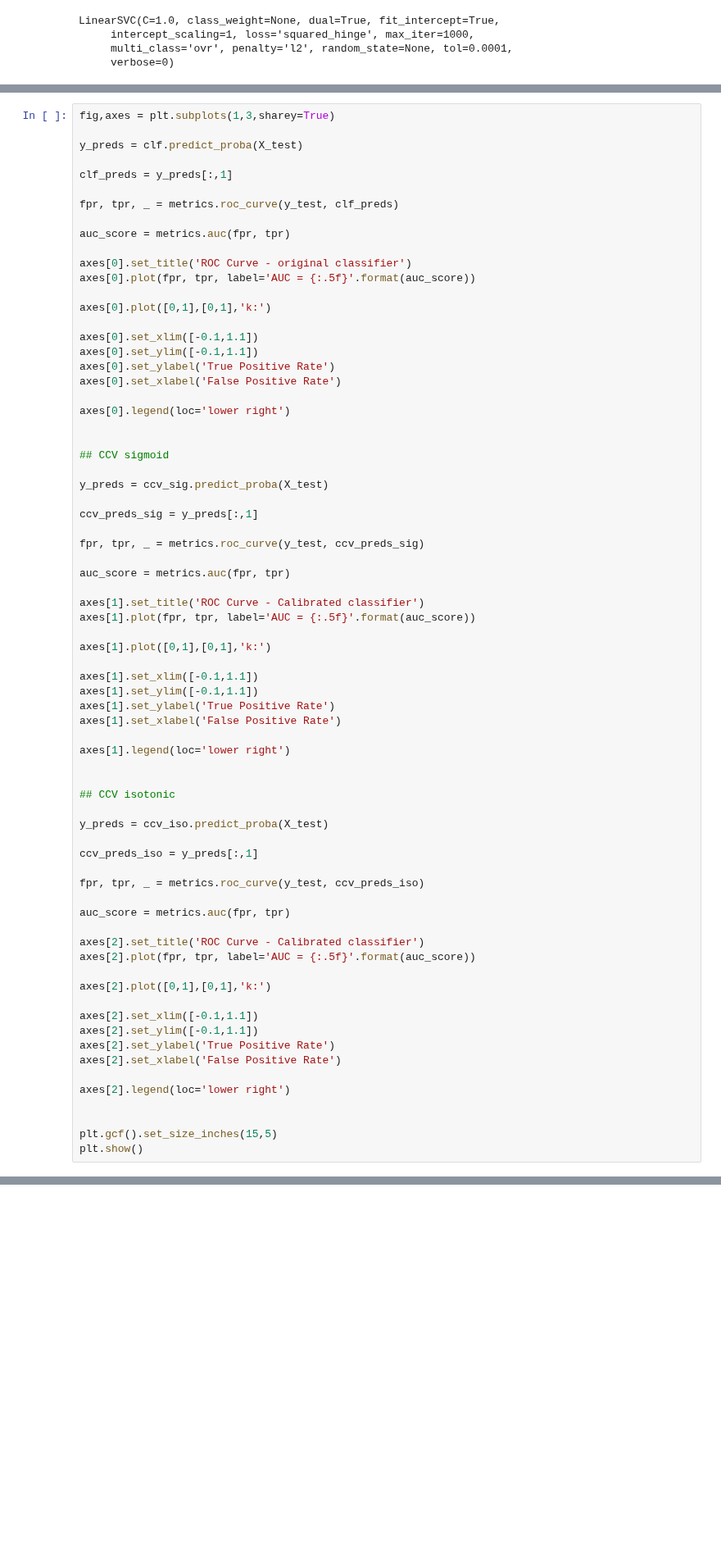
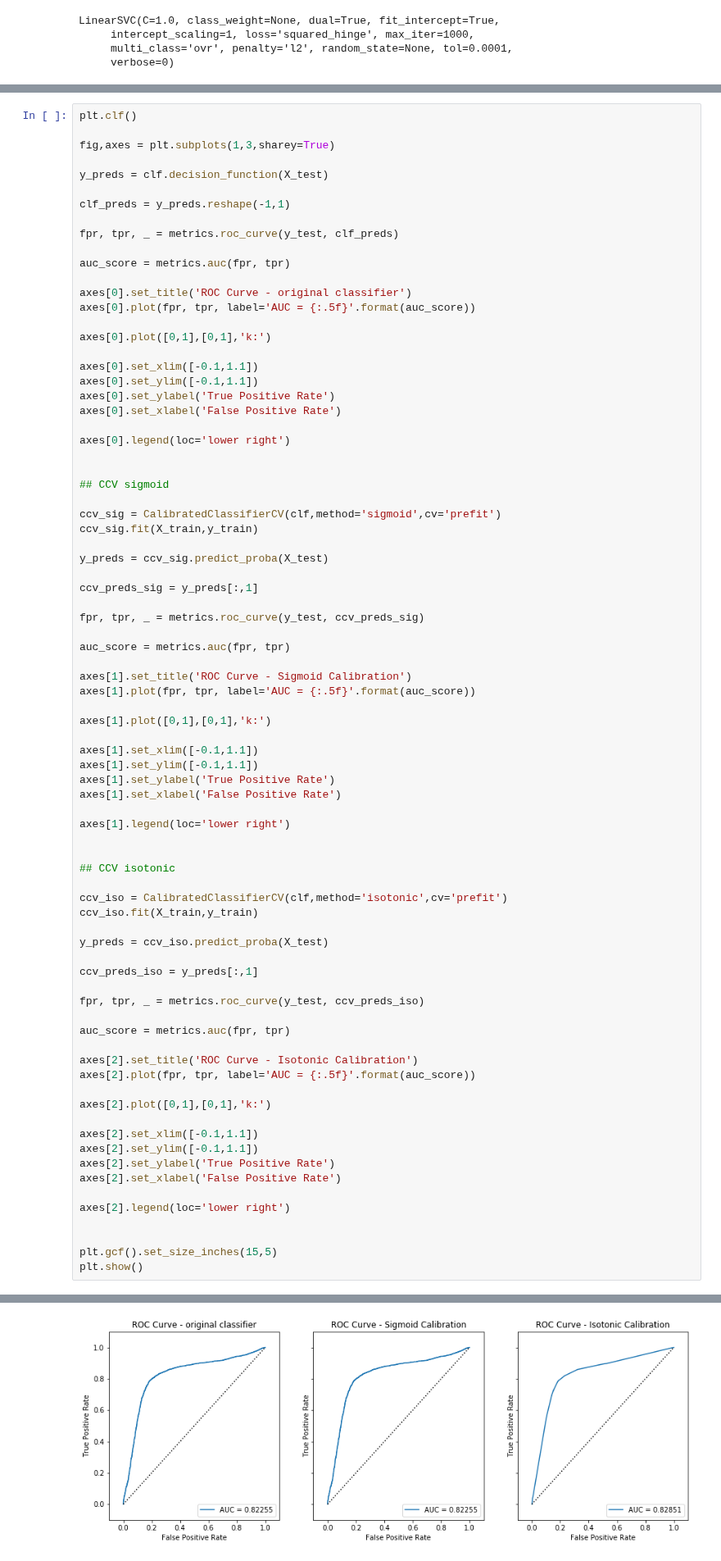
Before and after one commit to queirozfcom/python-sandbox, a Jupyter notebook: python3/notebooks/calibration/linear-svm.ipynb, the cells around one changed output, grey strips where cells are left out. Shown at 82% size. Cells and saved outputs as stored; diff of their text form; blank space fills up the shorter version.

```diff
--- a/python3/notebooks/calibration/linear-svm.ipynb
+++ b/python3/notebooks/calibration/linear-svm.ipynb
@@ -69,9 +26,11 @@ plt.show()
 # %%
+plt.clf()
+
 fig,axes = plt.subplots(1,3,sharey=True)
 
-y_preds = clf.predict_proba(X_test)
+y_preds = clf.decision_function(X_test)
 
-clf_preds = y_preds[:,1]
+clf_preds = y_preds.reshape(-1,1)
 
 fpr, tpr, _ = metrics.roc_curve(y_test, clf_preds)
 
@@ -92,6 +51,9 @@ axes[0].legend(loc='lower right')
 
 ## CCV sigmoid
 
+ccv_sig = CalibratedClassifierCV(clf,method='sigmoid',cv='prefit')
+ccv_sig.fit(X_train,y_train)
+
 y_preds = ccv_sig.predict_proba(X_test)
 
 ccv_preds_sig = y_preds[:,1]
@@ -100,7 +62,7 @@ fpr, tpr, _ = metrics.roc_curve(y_test, ccv_preds_sig)
 
 auc_score = metrics.auc(fpr, tpr)
 
-axes[1].set_title('ROC Curve - Calibrated classifier')
+axes[1].set_title('ROC Curve - Sigmoid Calibration')
 axes[1].plot(fpr, tpr, label='AUC = {:.5f}'.format(auc_score))
 
 axes[1].plot([0,1],[0,1],'k:')
@@ -115,6 +77,9 @@ axes[1].legend(loc='lower right')
 
 ## CCV isotonic
 
+ccv_iso = CalibratedClassifierCV(clf,method='isotonic',cv='prefit')
+ccv_iso.fit(X_train,y_train)
+
 y_preds = ccv_iso.predict_proba(X_test)
 
 ccv_preds_iso = y_preds[:,1]
@@ -123,7 +88,7 @@ fpr, tpr, _ = metrics.roc_curve(y_test, ccv_preds_iso)
 
 auc_score = metrics.auc(fpr, tpr)
 
-axes[2].set_title('ROC Curve - Calibrated classifier')
+axes[2].set_title('ROC Curve - Isotonic Calibration')
 axes[2].plot(fpr, tpr, label='AUC = {:.5f}'.format(auc_score))
 
 axes[2].plot([0,1],[0,1],'k:')
@@ -142,0 +108 @@ AttributeError: 'LinearSVC' object has no attribute 'predict_proba'
+[figure, added]
```
Also changed, not shown: parts of 9 cells of this notebook.
